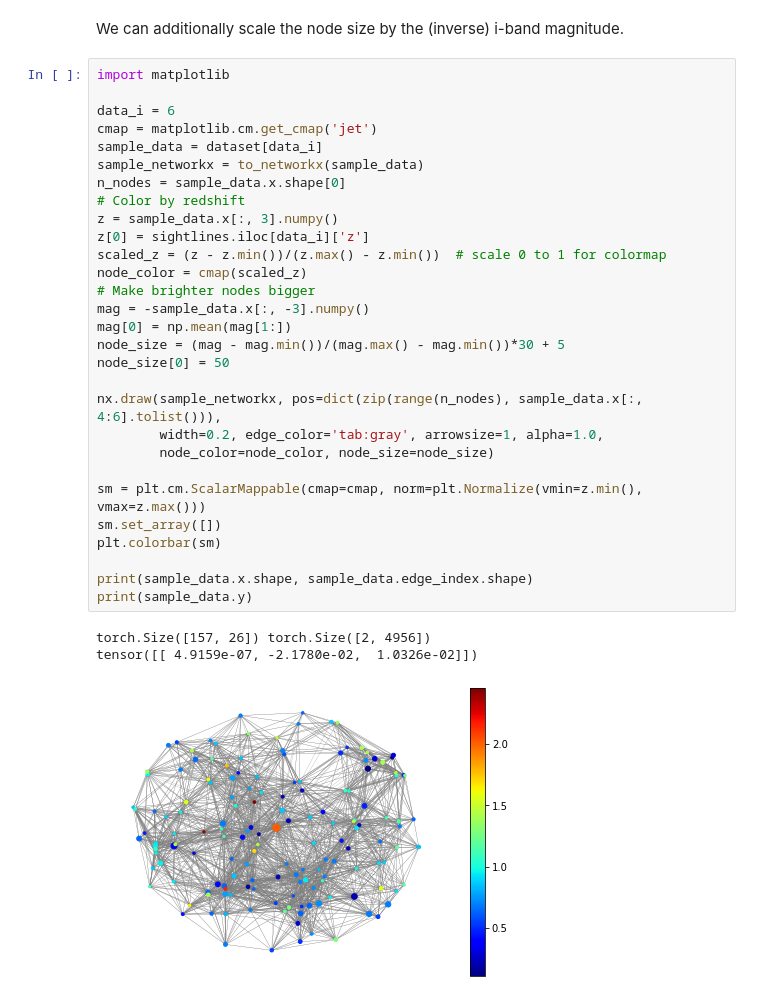
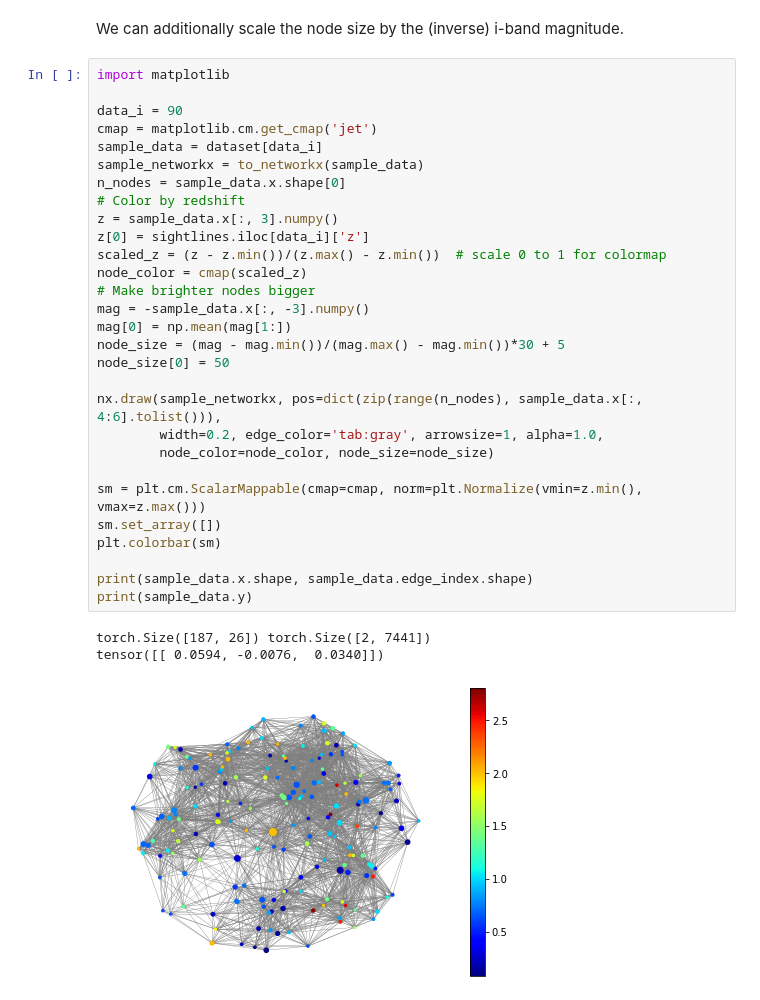
Before and after one commit to jiwoncpark/node-to-joy, a Jupyter notebook: demo/[Tutorial]_Visualize_Single_Sightline_Subgraph.ipynb, the cells around one changed output. Drawn from its saved outputs; the diff is of its cells as text.

```diff
--- a/demo/[Tutorial]_Visualize_Single_Sightline_Subgraph.ipynb
+++ b/demo/[Tutorial]_Visualize_Single_Sightline_Subgraph.ipynb
@@ -120,33 +110,33 @@ We can additionally scale the node size by the (inverse) i-band magnitude.
 # %%
 import matplotlib
 
-data_i = 6
+data_i = 90
 cmap = matplotlib.cm.get_cmap('jet')
 sample_data = dataset[data_i]
 sample_networkx = to_networkx(sample_data)
 n_nodes = sample_data.x.shape[0]
 # Color by redshift
 z = sample_data.x[:, 3].numpy()
 z[0] = sightlines.iloc[data_i]['z']
 scaled_z = (z - z.min())/(z.max() - z.min())  # scale 0 to 1 for colormap
 node_color = cmap(scaled_z)
 # Make brighter nodes bigger
 mag = -sample_data.x[:, -3].numpy()
 mag[0] = np.mean(mag[1:])
 node_size = (mag - mag.min())/(mag.max() - mag.min())*30 + 5
 node_size[0] = 50
 
 nx.draw(sample_networkx, pos=dict(zip(range(n_nodes), sample_data.x[:, 4:6].tolist())),
         width=0.2, edge_color='tab:gray', arrowsize=1, alpha=1.0,
         node_color=node_color, node_size=node_size)
 
 sm = plt.cm.ScalarMappable(cmap=cmap, norm=plt.Normalize(vmin=z.min(), vmax=z.max()))
 sm.set_array([])
 plt.colorbar(sm)
 
 print(sample_data.x.shape, sample_data.edge_index.shape)
 print(sample_data.y)
 # %% [output]
-torch.Size([157, 26]) torch.Size([2, 4956])
-tensor([[ 4.9159e-07, -2.1780e-02,  1.0326e-02]])
+torch.Size([187, 26]) torch.Size([2, 7441])
+tensor([[ 0.0594, -0.0076,  0.0340]])
-[figure, old version]
+[figure, new version]
```
Also changed, not shown: parts of 7 cells of this notebook, 4 other files.
